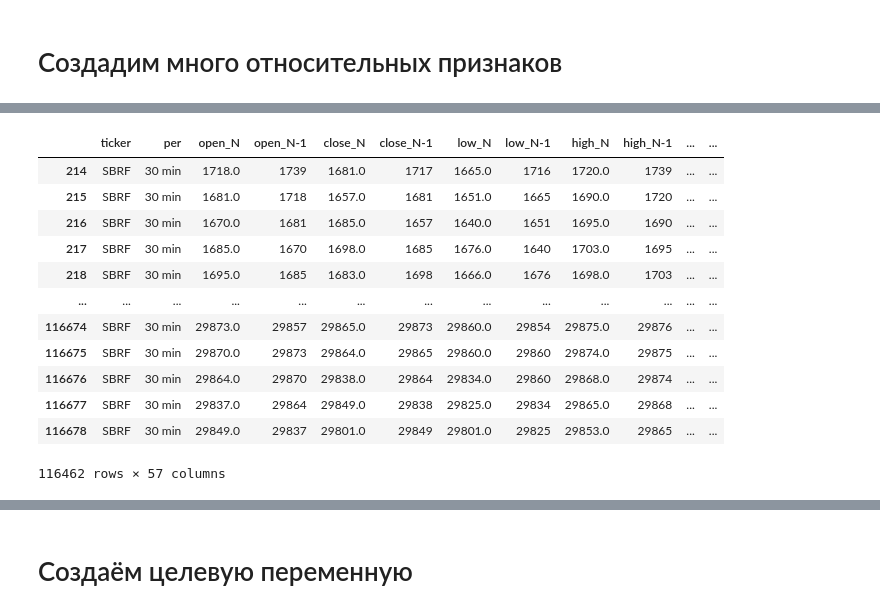
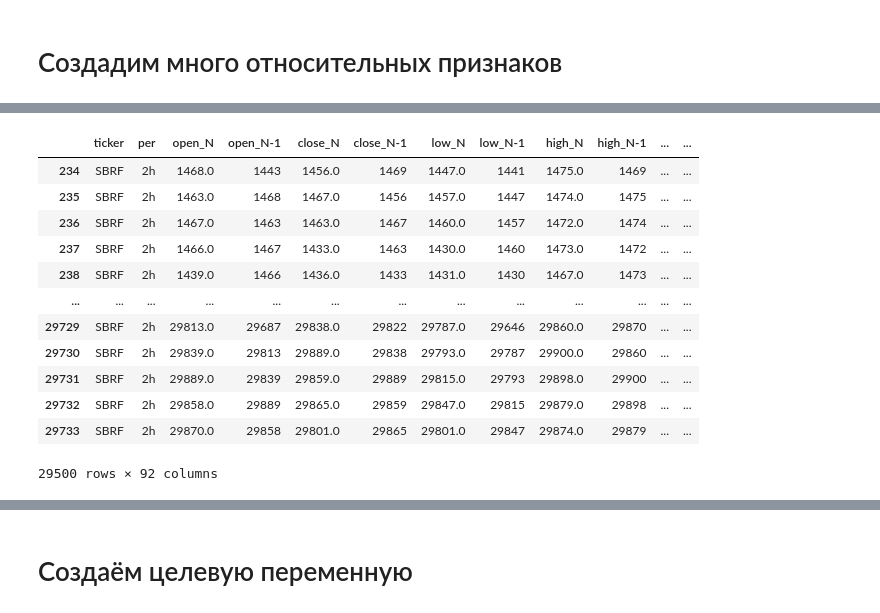
Before and after one commit to AlexKosuhin/AlgoTrading, a Jupyter notebook: classification.ipynb, the cells around one changed output, grey strips where cells are left out. Cells and saved outputs as stored; diff of their text form; code cells hidden in the pictures.

```diff
--- a/classification.ipynb
+++ b/classification.ipynb
@@ -589,2 +468,3 @@ sber_bull_eng.loc[sber_bull_eng['pattern'] == 1, 'profit'] = profit_N_2
 # %%
-sber_bull_eng.head(20)
+sber_clouds['profit'] = 0
+sber_clouds.loc[sber_clouds['pattern'] == 1, 'profit'] = np.array(y)
@@ -620,12 +484,6 @@ def data_time_features(data):
     data['days_N'] = data['time_N'].dt.day
     data['hours_N'] = data['time_N'].dt.hour
 
-    # Для предыдущей свечи
-    data['time_N-1'] = pd.to_datetime(data['time_N-1'])
-    data['months_N-1'] = data['time_N-1'].dt.month
-    data['days_N-1'] = data['time_N-1'].dt.day
-    data['hours_N-1'] = data['time_N-1'].dt.hour
-
     return data
 # %%
 # Признаки по каждой свече
@@ -793,29 +668,62 @@ def indicators(data):
         data[f'diff_SMA_{i}_N'] = (((data['close_N'] - sma_N) + 10e-8) * 100) / sma_N
         data[f'diff_SMA_{i}_N_1'] = (((data['close_N-1'] - sma_N_1) + 10e-8) *100) / sma_N_1
 
+    # Объём
+    def volume(data, column):
+        data = data.copy()
+        volume_ma = data[column].rolling(63).mean()
+        volume_std = data[column].rolling(63).std()
+        data[f'{column}_Z'] = (data[column] - volume_ma) / volume_std
+        return data
+
+    data = volume(data, 'volume_N')
+    data = volume(data, 'volume_N-1')
+
+    # Индикатор Стохастик
+    data.ta.stoch(high='high_N', low='low_N', close='close_N',
+           col_names=('STOCH_K_N', 'STOCH_D_N', 'STOCH_RAW_N'), append=True)
+
+    data.ta.stoch(high='high_N-1', low='low_N-1', close='close_N-1',
+           col_names=('STOCH_K_N-1', 'STOCH_D_N-1', 'STOCH_RAW_N-1'), append=True)
 
     data.dropna(inplace=True)
     return data
+# %%
+def create_lag_indicators(data):
+    data = data.copy()
+    periods = [1, 3, 5, 10, 15, 20]
+    daily_change = data['close_N'].pct_change()
+    for i in periods:
+        data[f'Change_{i}_N'] = (data['close_N'] / data['close_N'].shift(i) - 1) * 100
+        data[f'Change_{i}_N-1'] = (data['close_N-1'] / data['close_N-1'].shift(i) - 1) * 100
+        data[f'up_days_{i}'] = (daily_change > 0).rolling(i).sum()
+        data[f'down_days_{i}'] = (daily_change < 0).rolling(i).sum()
+        data[f'up_down_ratio_{i}'] = np.where(data[f'down_days_{i}'] != 0, data[f'up_days_{i}'] / data[f'down_days_{i}'], 0 )
+
+    # Посчитаем количество растущих и падающих свеч за эти периоды
+    data.dropna(inplace=True)
+    return data
 # %%
-df_full = data_time_features(sber_bull_eng)
+df_full = data_time_features(sber_clouds)
 df_full = data_one_candle_features_1(df_full)
 df_full = data_one_candle_features_2(df_full)
 df_full = indicators(df_full)
+df_full = create_lag_indicators(df_full)
 df_full
 # %% [output]
 |  | ticker | per | open_N | open_N-1 | close_N | close_N-1 | low_N | low_N-1 | high_N | high_N-1 | ... | ... |
-| 214 | SBRF | 30 min | 1718.0 | 1739 | 1681.0 | 1717 | 1665.0 | 1716 | 1720.0 | 1739 | ... | ... |
-| 215 | SBRF | 30 min | 1681.0 | 1718 | 1657.0 | 1681 | 1651.0 | 1665 | 1690.0 | 1720 | ... | ... |
-| 216 | SBRF | 30 min | 1670.0 | 1681 | 1685.0 | 1657 | 1640.0 | 1651 | 1695.0 | 1690 | ... | ... |
-| 217 | SBRF | 30 min | 1685.0 | 1670 | 1698.0 | 1685 | 1676.0 | 1640 | 1703.0 | 1695 | ... | ... |
-| 218 | SBRF | 30 min | 1695.0 | 1685 | 1683.0 | 1698 | 1666.0 | 1676 | 1698.0 | 1703 | ... | ... |
+| 234 | SBRF | 2h | 1468.0 | 1443 | 1456.0 | 1469 | 1447.0 | 1441 | 1475.0 | 1469 | ... | ... |
+| 235 | SBRF | 2h | 1463.0 | 1468 | 1467.0 | 1456 | 1457.0 | 1447 | 1474.0 | 1475 | ... | ... |
+| 236 | SBRF | 2h | 1467.0 | 1463 | 1463.0 | 1467 | 1460.0 | 1457 | 1472.0 | 1474 | ... | ... |
+| 237 | SBRF | 2h | 1466.0 | 1467 | 1433.0 | 1463 | 1430.0 | 1460 | 1473.0 | 1472 | ... | ... |
+| 238 | SBRF | 2h | 1439.0 | 1466 | 1436.0 | 1433 | 1431.0 | 1430 | 1467.0 | 1473 | ... | ... |
 | ... | ... | ... | ... | ... | ... | ... | ... | ... | ... | ... | ... | ... |
-| 116674 | SBRF | 30 min | 29873.0 | 29857 | 29865.0 | 29873 | 29860.0 | 29854 | 29875.0 | 29876 | ... | ... |
-| 116675 | SBRF | 30 min | 29870.0 | 29873 | 29864.0 | 29865 | 29860.0 | 29860 | 29874.0 | 29875 | ... | ... |
-| 116676 | SBRF | 30 min | 29864.0 | 29870 | 29838.0 | 29864 | 29834.0 | 29860 | 29868.0 | 29874 | ... | ... |
-| 116677 | SBRF | 30 min | 29837.0 | 29864 | 29849.0 | 29838 | 29825.0 | 29834 | 29865.0 | 29868 | ... | ... |
-| 116678 | SBRF | 30 min | 29849.0 | 29837 | 29801.0 | 29849 | 29801.0 | 29825 | 29853.0 | 29865 | ... | ... |
+| 29729 | SBRF | 2h | 29813.0 | 29687 | 29838.0 | 29822 | 29787.0 | 29646 | 29860.0 | 29870 | ... | ... |
+| 29730 | SBRF | 2h | 29839.0 | 29813 | 29889.0 | 29838 | 29793.0 | 29787 | 29900.0 | 29860 | ... | ... |
+| 29731 | SBRF | 2h | 29889.0 | 29839 | 29859.0 | 29889 | 29815.0 | 29793 | 29898.0 | 29900 | ... | ... |
+| 29732 | SBRF | 2h | 29858.0 | 29889 | 29865.0 | 29859 | 29847.0 | 29815 | 29879.0 | 29898 | ... | ... |
+| 29733 | SBRF | 2h | 29870.0 | 29858 | 29801.0 | 29865 | 29801.0 | 29847 | 29874.0 | 29879 | ... | ... |
-116462 rows × 57 columns
+29500 rows × 92 columns
 # %%
 def last_prepare(data):
     data = data.copy()
```
Also changed, not shown: parts of 80 cells of this notebook.
